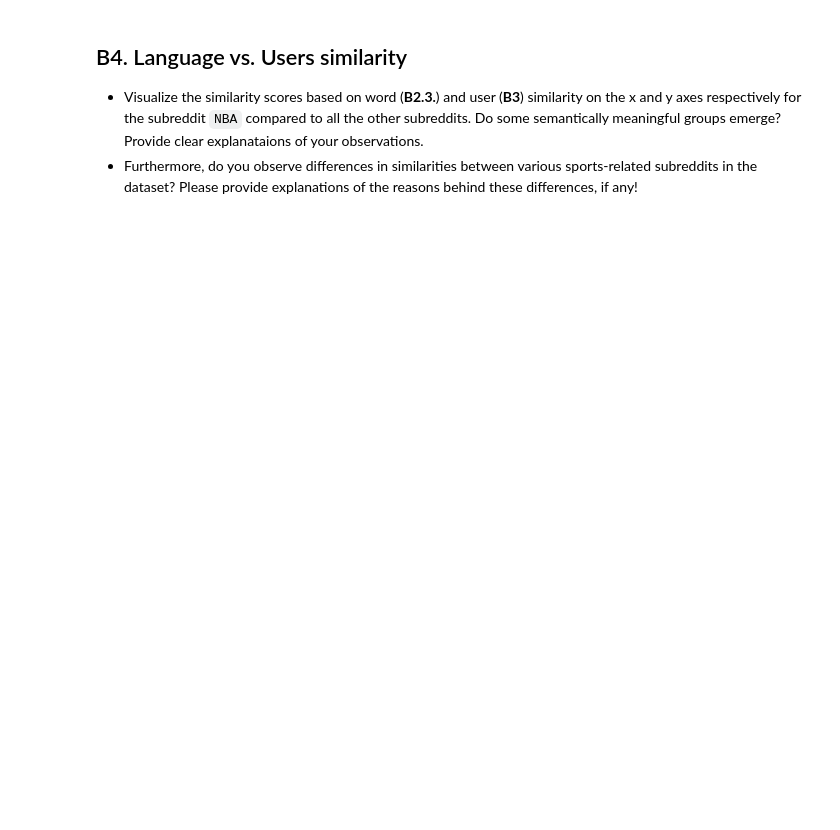
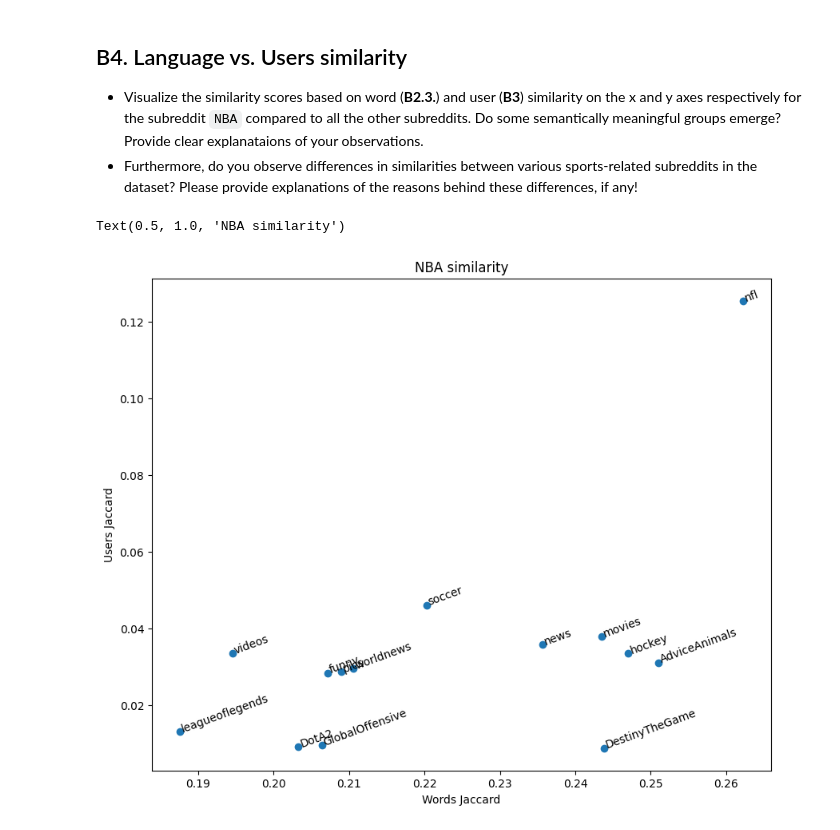
Before and after one commit to sevesoletizia/ADA, a Jupyter notebook: Exercises/10 - Scaling up/ScalingUp_Exercises SOL LETI.ipynb, the cells around one changed output. Cells and saved outputs as stored; diff of their text form; code cells hidden in the pictures; blank space fills up the shorter version.

```diff
--- a/Exercises/10 - Scaling up/ScalingUp_Exercises SOL LETI.ipynb
+++ b/Exercises/10 - Scaling up/ScalingUp_Exercises SOL LETI.ipynb
@@ -321,3 +501,23 @@ Some users are very talkative and active across different topics. Print the user
 
 * Visualize the similarity scores based on word (**B2.3.**) and user (**B3**) similarity on the x and y axes respectively for the subreddit `NBA` compared to all the other subreddits. Do some semantically meaningful groups emerge? Provide clear explanataions of your observations.
 * Furthermore, do you observe differences in similarities between various sports-related subreddits in the dataset? Please provide explanations of the reasons behind these differences, if any!
+# %%
+import matplotlib.pyplot as plt
+
+fig, ax = plt.subplots(figsize=(10,8))
+
+u = sim_mtx_user[sim_mtx_user.index == 'nba'].drop('nba', axis=1).to_numpy()[0]
+w = sim_mtx_word[sim_mtx_word.index == 'nba'].drop('nba', axis=1).to_numpy()[0]
+ax = plt.scatter(w, u)
+
+c=sim_mtx_user[sim_mtx_user.index == 'nba'].drop('nba', axis=1).columns.tolist()
+
+for i in range(0, len(u)):
+    plt.annotate(c[i], xy=(w[i], u[i]), rotation=20)
+
+plt.xlabel("Words Jaccard")
+plt.ylabel("Users Jaccard")
+plt.title("NBA similarity")
+# %% [output]
+Text(0.5, 1.0, 'NBA similarity')
+[figure, added]
```
Also changed, not shown: parts of 15 cells of this notebook.
